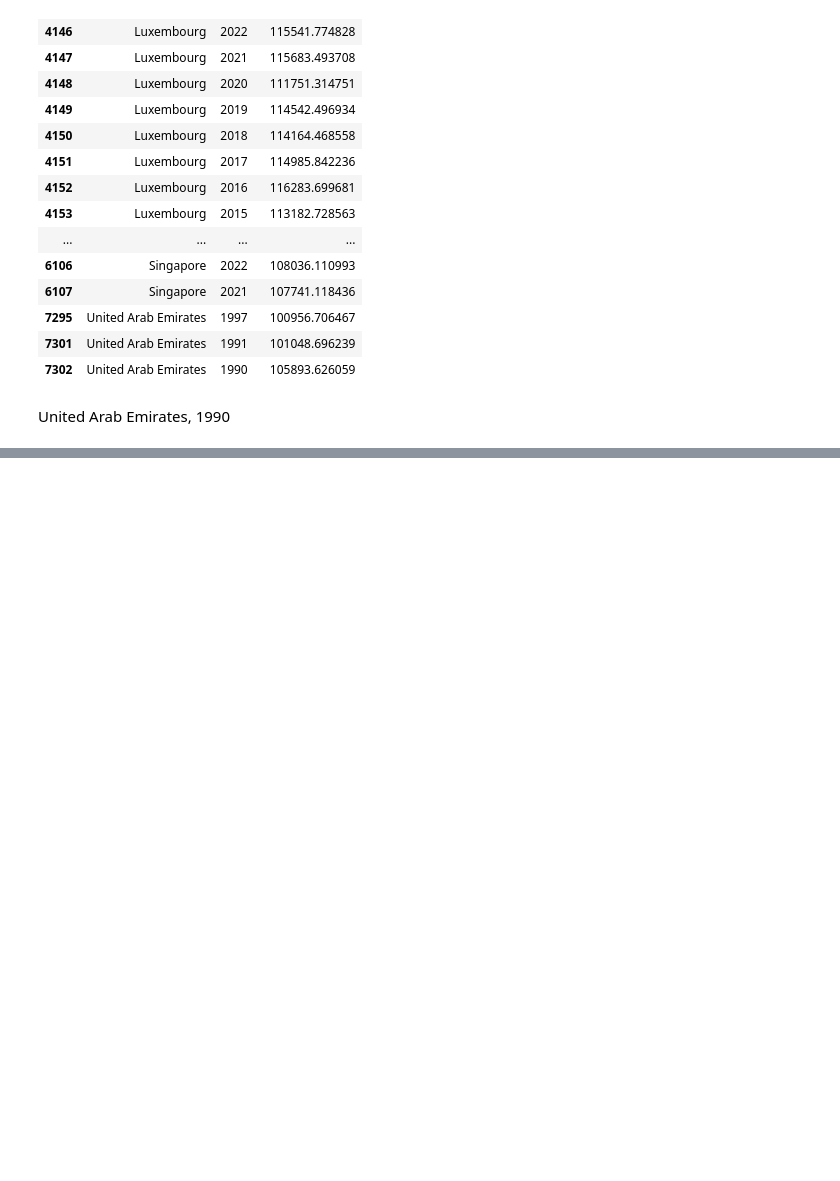
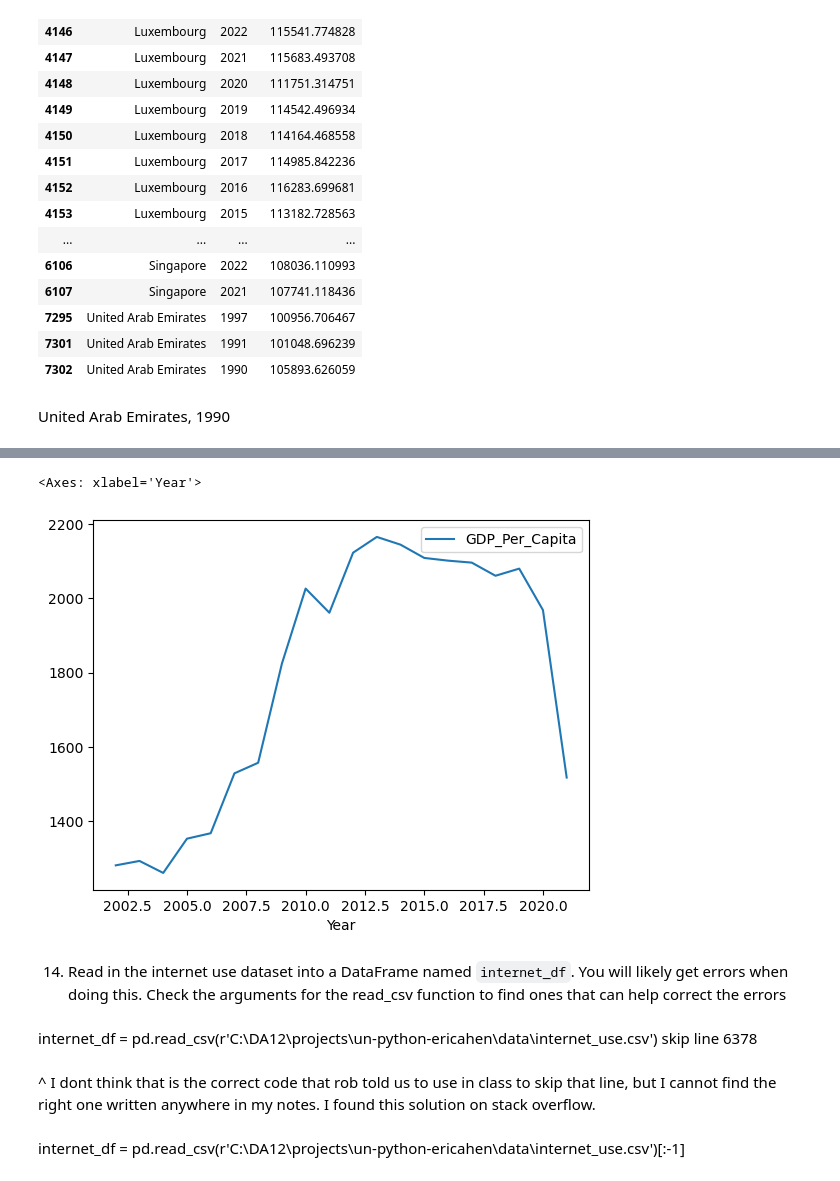
Before and after one commit to NSS-Data-Analytics-Cohort-12/un-python-ericahen, a Jupyter notebook: notebooks/un_project.ipynb, the cells around one changed output, grey strips where cells are left out. Saved outputs shown, nothing was run; the diff lists cells and outputs as text; code cells hidden in the pictures; blank space fills up the shorter version.

```diff
--- a/notebooks/un_project.ipynb
+++ b/notebooks/un_project.ipynb
@@ -188,0 +258,12 @@ United Arab Emirates, 1990
+# %%
+gdp_df[gdp_df["Country"]=="Afghanistan"].plot(x="Year",
+            y="GDP_Per_Capita",
+            kind="line")
+# %% [output]
+<Axes: xlabel='Year'>
+[figure, added]
+# %% [markdown]
+14. Read in the internet use dataset into a DataFrame named `internet_df`. You will likely get errors when doing this. Check the arguments for the read_csv function to find ones that can help correct the errors
+# %% [markdown]
+internet_df = pd.read_csv(r'C:\DA12\projects\un-python-ericahen\data\internet_use.csv')
+skip line 6378
@@ -188,0 +273,4 @@ United Arab Emirates, 1990
+# %% [markdown]
+^ I dont think that is the correct code that rob told us to use in class to skip that line, but I cannot find the right one written anywhere in my notes. I found this solution on stack overflow.
+# %% [markdown]
+internet_df = pd.read_csv(r'C:\DA12\projects\un-python-ericahen\data\internet_use.csv')[:-1]
```
Also changed, not shown: parts of 25 cells of this notebook.
